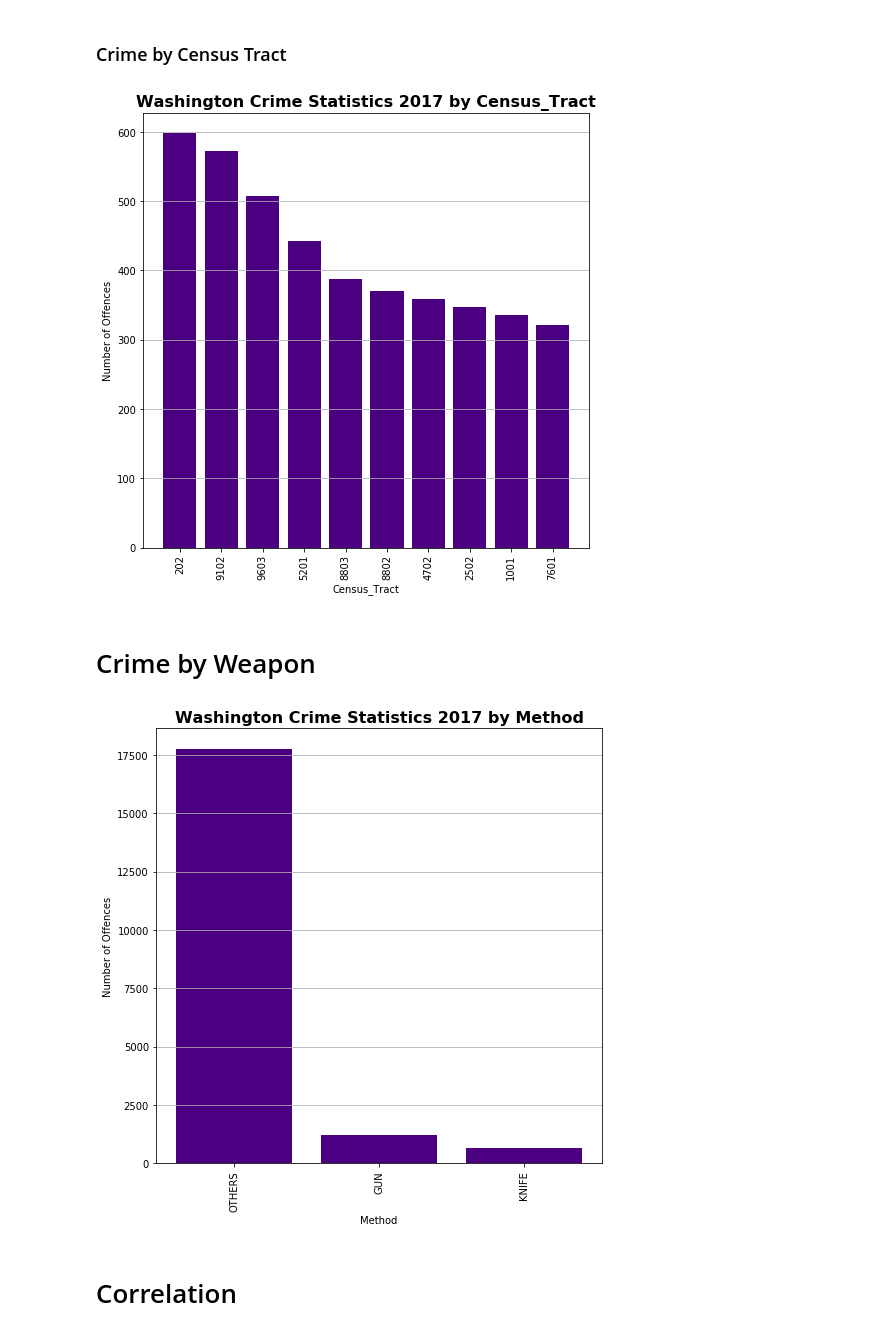
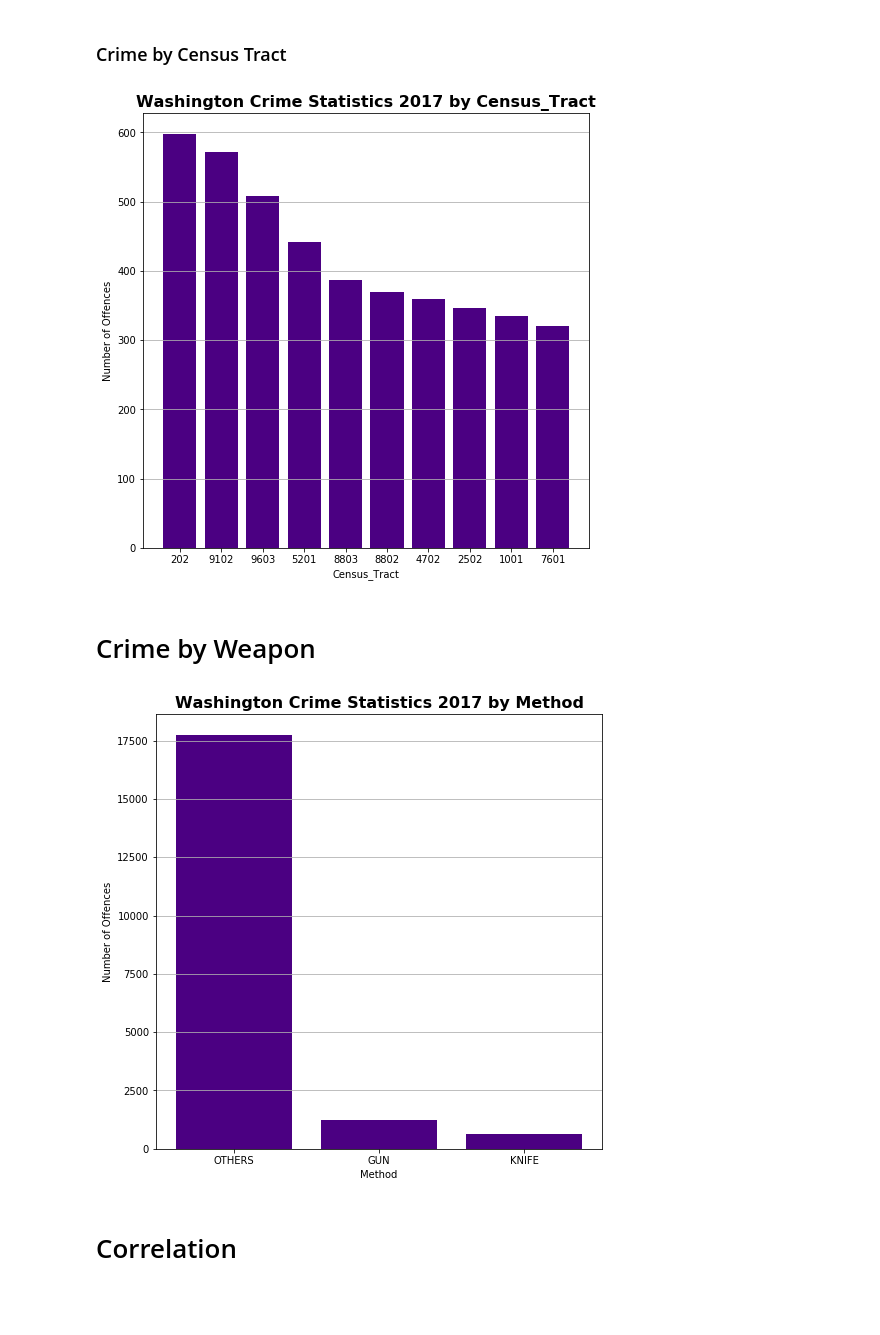
Before and after one commit to poojanagrecha/Crime-and-Poverty-WashingtonD.C, a Jupyter notebook: Merged_Ryan_2.ipynb, the cells around one changed output. Drawn from its saved outputs; the diff is of its cells as text; code cells hidden in the pictures; blank space fills up the shorter version.

Commit message:
Updated Matplotlib Graphs for Incidence of Crime

```diff
--- a/Merged_Ryan_2.ipynb
+++ b/Merged_Ryan_2.ipynb
@@ -488,6 +488,27 @@ def matplotBarChart(col, df):
     axes.yaxis.grid()
     plt.savefig(f'Images/Bar_Chart_{col}.png')
     plt.show
+# %%
+def matplotBarChartHoriz(col, df):
+    #Groupby operation on Target Column
+    #Assign to temporarily DataFrame
+    #Sort & capture top 10
+    sub_df = df.groupby([col]).count()['CCN']
+    sub_df = pd.DataFrame(sub_df)
+    sub_df.sort_values('CCN', ascending=False, inplace=True)
+    sub_df = sub_df.head(10)
+
+    #Plot Bar Chart
+    plt.figure(figsize=(8, 8))
+    plt.bar(sub_df.index, sub_df['CCN'], color='indigo', align="center")
+    plt.xticks(rotation=0)
+    plt.title(f"Washington Crime Statistics 2017 by {col}", fontsize=16, fontweight="bold")
+    plt.xlabel(f"{col}")
+    plt.ylabel("Number of Offences")
+    axes = plt.gca()
+    axes.yaxis.grid()
+    plt.savefig(f'Images/Bar_Chart_{col}.png')
+    plt.show
 # %% [markdown]
 ### Crime by Type of Offense
 # %%
@@ -497,15 +518,15 @@ matplotBarChart('Offense', df_2017)
 # %% [markdown]
 ### Crime by Census Tract
 # %%
-matplotBarChart('Census_Tract', df_2017)
+matplotBarChartHoriz('Census_Tract', df_2017)
 # %% [output]
-[figure, old version]
+[figure, new version]
 # %% [markdown]
 # Crime by Weapon
 # %%
-matplotBarChart('Method', df_2017)
+matplotBarChartHoriz('Method', df_2017)
 # %% [output]
-[figure, old version]
+[figure, new version]
 # %% [markdown]
 # Correlation
 # %% [markdown]
```
Also changed, not shown: parts of 6 cells of this notebook, 8 other files.
